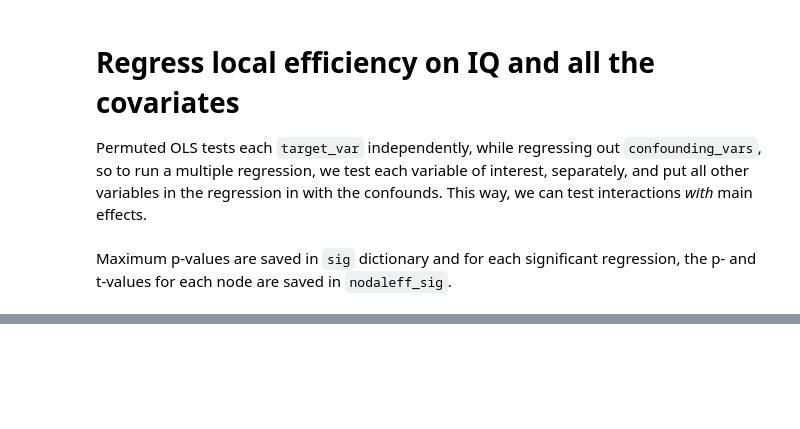
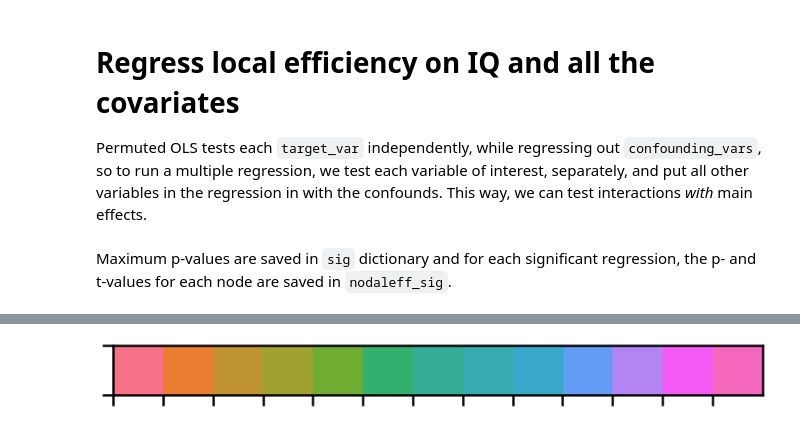
Before and after one commit to 62442katieb/IDConn, a Jupyter notebook: notebooks/poststats_nodal_efficiency.ipynb, the cells around one changed output, grey strips where cells are left out. Drawn from its saved outputs; the diff is of its cells as text; code cells hidden in the pictures; blank space fills up the shorter version.

```diff
--- a/notebooks/poststats_nodal_efficiency.ipynb
+++ b/notebooks/poststats_nodal_efficiency.ipynb
@@ -169,0 +229,6 @@ See the caveats in the documentation: http://pandas.pydata.org/pandas-docs/stabl
+# %%
+for i in np.arange(0,268)[::-1] :
+    fci_shen_post_phys.rename({'lEff{0}'.format(i): 'lEff{0}'.format(i+1)}, axis=1, inplace=True)
+    fci_shen_pre_phys.rename({'lEff{0}'.format(i): 'lEff{0}'.format(i+1)}, axis=1, inplace=True)
+    retr_shen_post_phys.rename({'lEff{0}'.format(i): 'lEff{0}'.format(i+1)}, axis=1, inplace=True)
+    retr_shen_pre_phys.rename({'lEff{0}'.format(i): 'lEff{0}'.format(i+1)}, axis=1, inplace=True)
@@ -169,0 +240,7 @@ See the caveats in the documentation: http://pandas.pydata.org/pandas-docs/stabl
+# %%
+fci_shen_post_phys[conns] = (fci_shen_post_phys[conns] - fci_shen_post_phys[conns].mean()) / fci_shen_post_phys[conns].std()
+fci_shen_pre_phys[conns] = (fci_shen_pre_phys[conns] - fci_shen_pre_phys[conns].mean()) / fci_shen_pre_phys[conns].std()
+retr_shen_post_phys[conns] = (retr_shen_post_phys[conns] - retr_shen_post_phys[conns].mean()) / retr_shen_post_phys[conns].std()
+retr_shen_pre_phys[conns] = (retr_shen_pre_phys[conns] - retr_shen_pre_phys[conns].mean()) / retr_shen_pre_phys[conns].std()
+rest_pre[conns] = (rest_pre[conns] - rest_pre[conns].mean()) / rest_pre[conns].std()
+rest_post[conns] = (rest_post[conns] - rest_post[conns].mean()) / rest_post[conns].std()
@@ -171,4 +270,6 @@ See the caveats in the documentation: http://pandas.pydata.org/pandas-docs/stabl
 effs = {'post phys fci': fci_shen_post_phys,
         'pre phys fci': fci_shen_pre_phys,
         'post phys retr': retr_shen_post_phys,
-        'pre phys retr': retr_shen_pre_phys}
+        'pre phys retr': retr_shen_pre_phys,
+        'pre rest': rest_pre,
+        'post rest': rest_post}
@@ -217,7 +285,7 @@ feml_index = list(set(fci_shen_post_phys.index.values) - set(big_df[big_df['Sex'
 Permuted OLS tests each `target_var` independently, while regressing out `confounding_vars`, so to run a multiple regression, we test each variable of interest, separately, and put all other variables in the regression in with the confounds. This way, we can test interactions <i>with</i> main effects.<br><br>Maximum p-values are saved in `sig` dictionary and for each significant regression, the p- and t-values for each node are saved in `nodaleff_sig`.
 # %%
 sig = {}
-nodaleff_sig = pd.DataFrame(index=std_conns)
+nodaleff_sig = pd.DataFrame(index=conns)
 # %%
 for key in effs.keys():
     efficiency = effs[key]
@@ -381,0 +461,15 @@ nodaleff_sig.to_csv(join(sink_dir, 'local_efficiency_iq_sig.csv'))
+# %%
+n_col = int(len(nodaleff_sig.columns)/2) + 1
+interval = 1 / n_col
+husl_pal = sns.husl_palette(n_colors=int(n_col))
+husl_cmap = LinearSegmentedColormap.from_list(husl_pal, husl_pal, N=int(n_col))
+sns.palplot(husl_pal)
+
+crayons_l = sns.crayon_palette(['Vivid Tangerine', 'Cornflower'])
+crayons_d = sns.crayon_palette(['Brick Red', 'Midnight Blue'])
+grays = sns.light_palette('#999999', n_colors=3, reverse=True)
+
+f_2 = sns.crayon_palette(['Red Orange', 'Vivid Tangerine'])
+m_2 = sns.crayon_palette(['Cornflower', 'Cerulean'])
+# %% [output]
+[figure, added]
```
Also changed, not shown: parts of 41 cells of this notebook, 6 other files.
